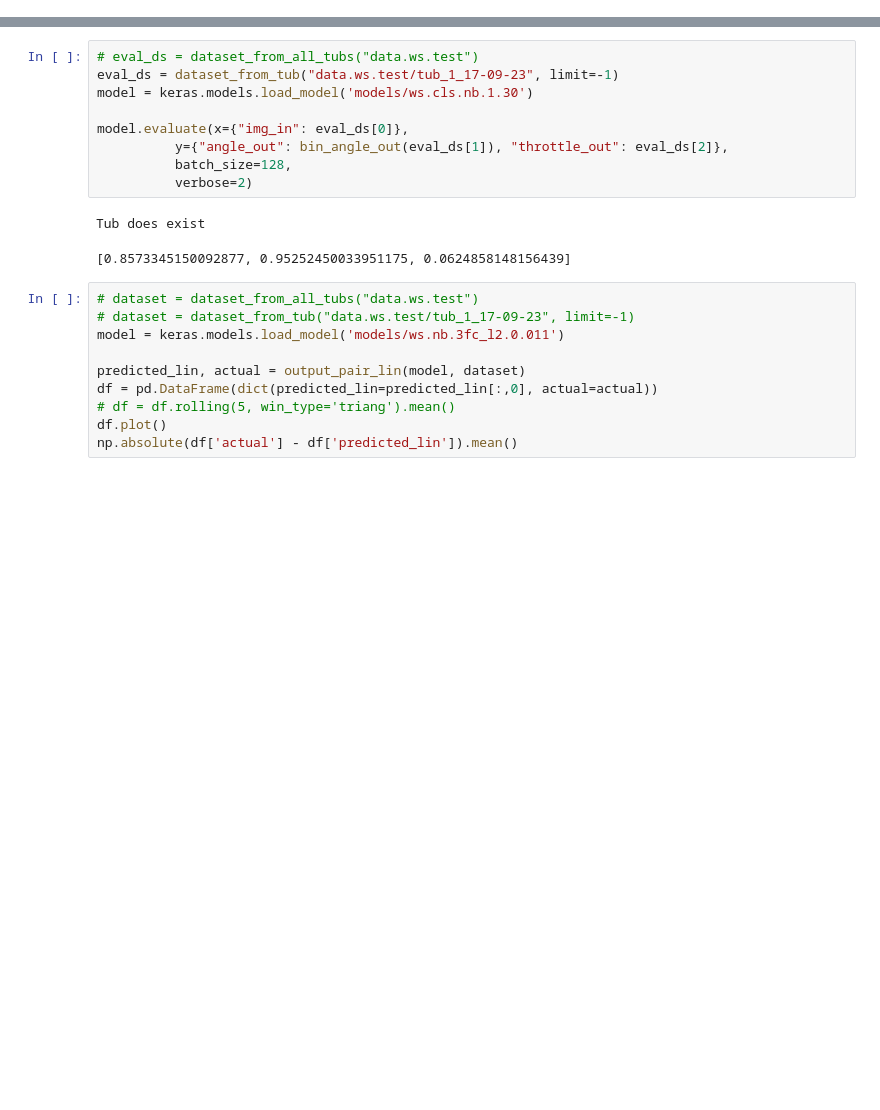
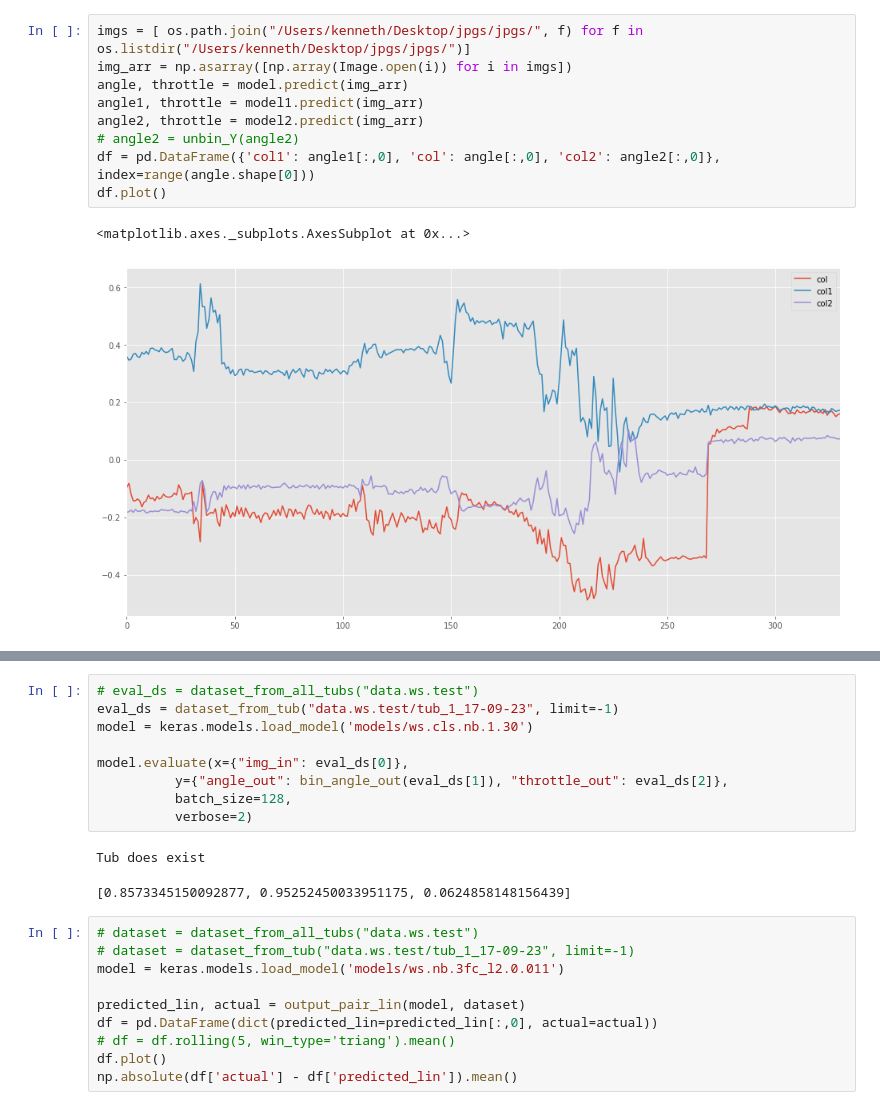
Before and after one commit to test-v1/notebooks-1, a Jupyter notebook: donkeycar/donkey2.ipynb, the cells around one changed output, grey strips where cells are left out. Drawn from its saved outputs; the diff is of its cells as text; blank space fills up the shorter version.

```diff
--- a/donkeycar/donkey2.ipynb
+++ b/donkeycar/donkey2.ipynb
@@ -53,0 +83,12 @@ def output_pair_lin(model, dataset):
+# %%
+imgs = [ os.path.join("/Users/kenneth/Desktop/jpgs/jpgs/", f) for f in os.listdir("/Users/kenneth/Desktop/jpgs/jpgs/")]
+img_arr = np.asarray([np.array(Image.open(i)) for i in imgs])
+angle, throttle = model.predict(img_arr)
+angle1, throttle = model1.predict(img_arr)
+angle2, throttle = model2.predict(img_arr)
+# angle2 = unbin_Y(angle2)
+df = pd.DataFrame({'col1': angle1[:,0], 'col': angle[:,0], 'col2': angle2[:,0]}, index=range(angle.shape[0]))
+df.plot()
+# %% [output]
+<matplotlib.axes._subplots.AxesSubplot at 0x...>
+[figure, added]
```
Also changed, not shown: parts of 6 cells of this notebook.
